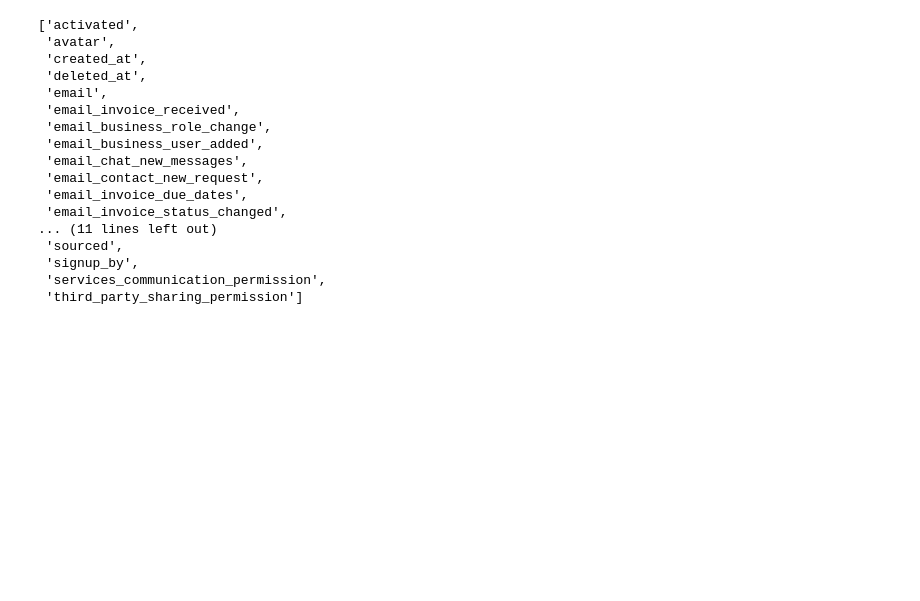
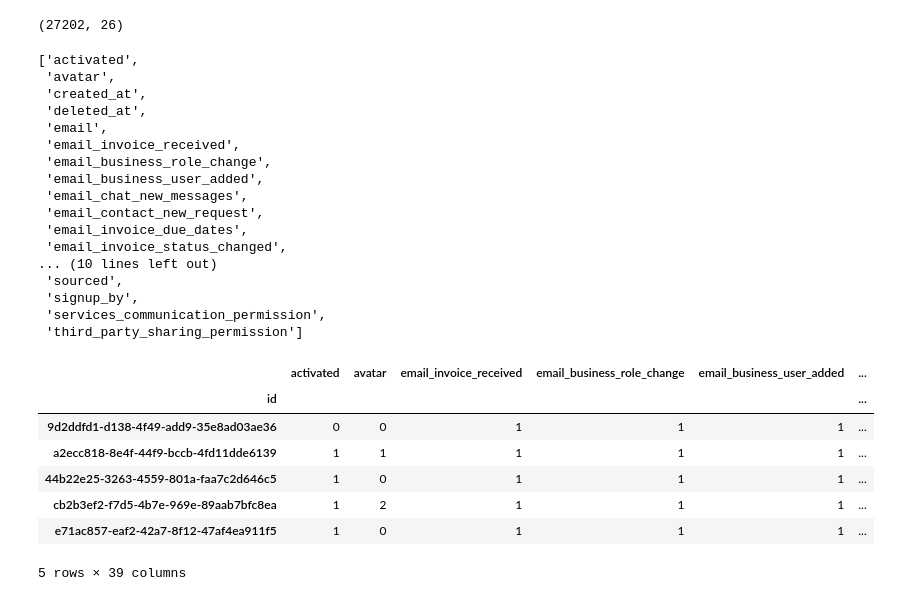
Before and after one commit to joaquinbejarbillin/Users_clustering, a Jupyter notebook: Anomaly detection UsersDB.ipynb, the cells around one changed output. Cells and saved outputs as stored; diff of their text form; code cells hidden in the pictures; blank space fills up the shorter version.

```diff
--- a/Anomaly detection UsersDB.ipynb
+++ b/Anomaly detection UsersDB.ipynb
@@ -50,8 +50,12 @@ password = 'ThisIsTheRiverOfTheNight'
 db = DB(host=host, db=db, user=user, password=password)
 
 df = db.gettable('users')
-
+df.set_index('id',inplace=True)
 columns = df.describe().columns.tolist()
+# %%
+df.shape
+# %% [output]
+(27202, 26)
 # %%
 columns
 # %% [output]
@@ -67,7 +71,7 @@ columns
  'email_contact_new_request',
  'email_invoice_due_dates',
  'email_invoice_status_changed',
-... (11 lines left out)
+... (10 lines left out)
  'sourced',
  'signup_by',
  'services_communication_permission',
@@ -77,3 +135,14 @@ temp = df.drop(labels=['password', 'email', 'created_at', 'updated_at', 'locked'
+# %%
+display(temp.head())
+# %% [output]
+|  | activated | avatar | email_invoice_received | email_business_role_change | email_business_user_added | ... |
+| id |  |  |  |  |  | ... |
+| 9d2ddfd1-d138-4f49-add9-35e8ad03ae36 | 0 | 0 | 1 | 1 | 1 | ... |
+| a2ecc818-8e4f-44f9-bccb-4fd11dde6139 | 1 | 1 | 1 | 1 | 1 | ... |
+| 44b22e25-3263-4559-801a-faa7c2d646c5 | 1 | 0 | 1 | 1 | 1 | ... |
+| cb2b3ef2-f7d5-4b7e-969e-89aab7bfc8ea | 1 | 2 | 1 | 1 | 1 | ... |
+| e71ac857-eaf2-42a7-8f12-47af4ea911f5 | 1 | 0 | 1 | 1 | 1 | ... |
+5 rows × 39 columns
 # %%
 temp.describe()
 # %% [output]
```
Also changed, not shown: parts of 58 cells of this notebook, 2 other files.
